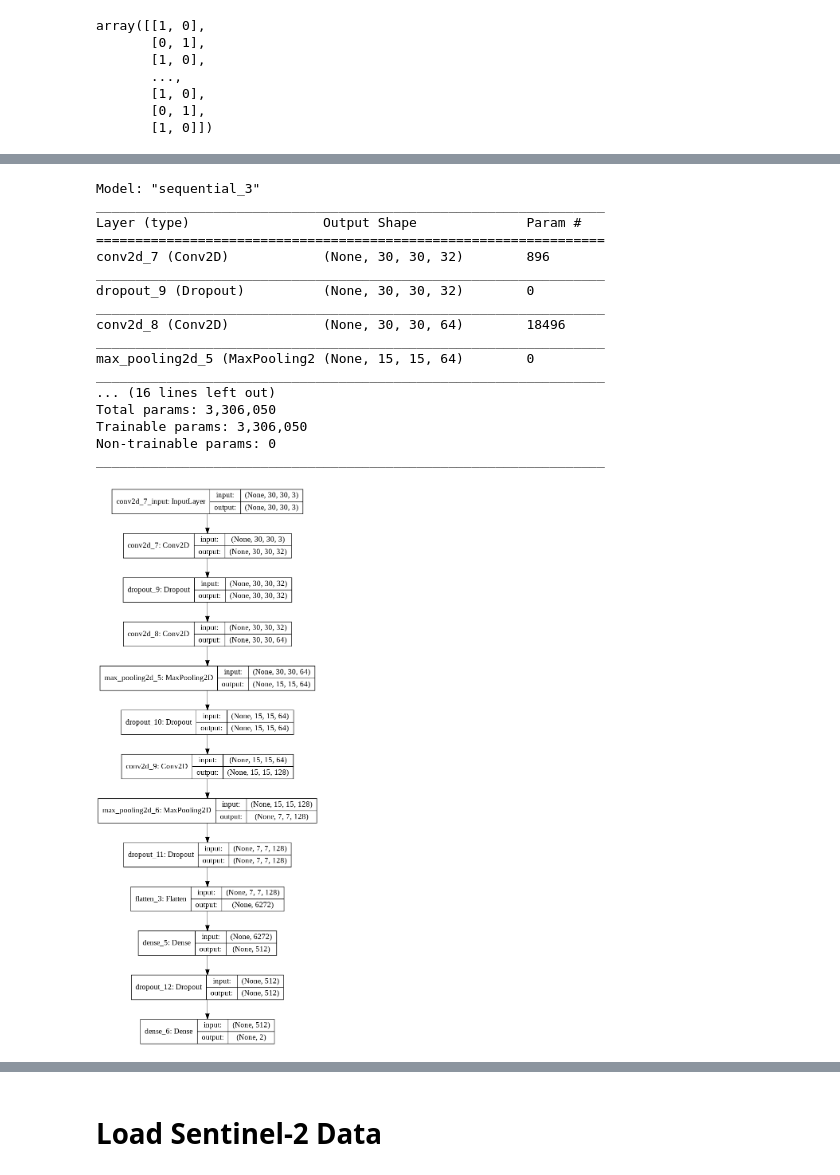
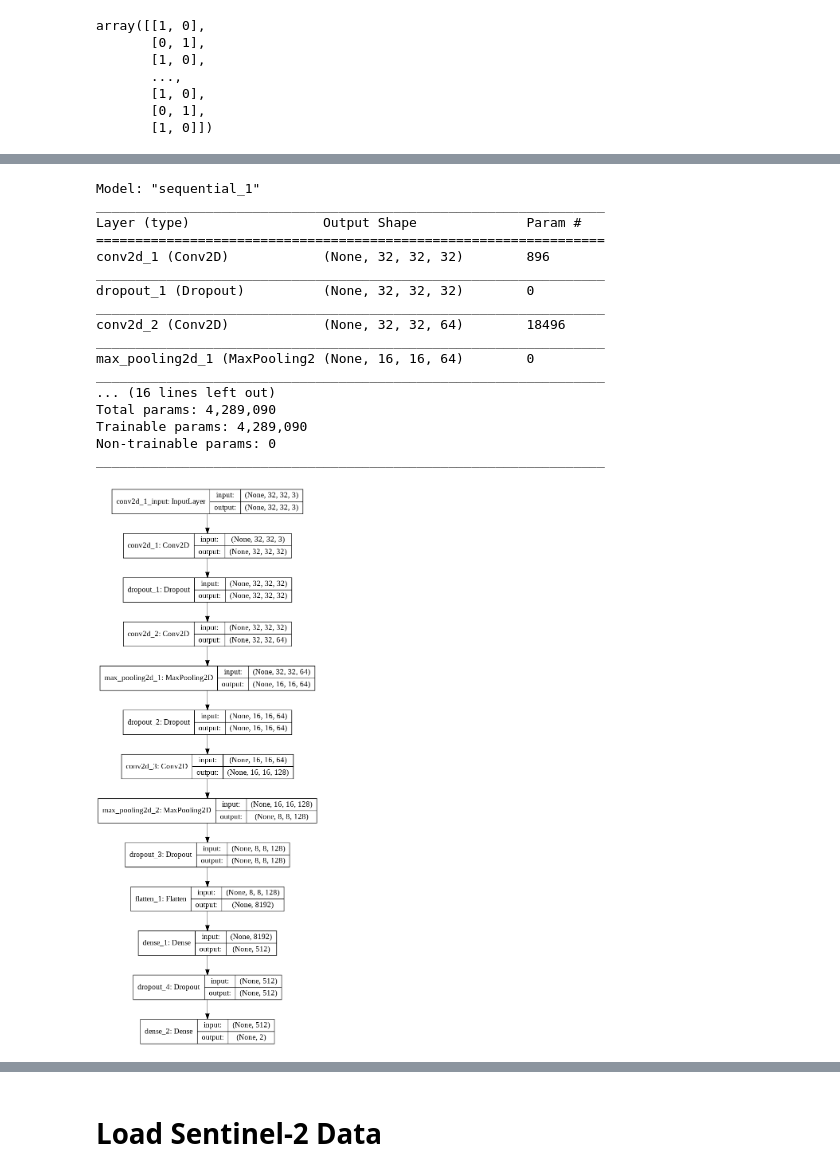
Before and after one commit to e-chong/Singapore-Ship-Detection, a Jupyter notebook: kaggle_deep_learning_with_sentinel_test.ipynb, the cells around one changed output, grey strips where cells are left out. Saved outputs shown, nothing was run; the diff lists cells and outputs as text; code cells hidden in the pictures.

```diff
--- a/kaggle_deep_learning_with_sentinel_test.ipynb
+++ b/kaggle_deep_learning_with_sentinel_test.ipynb
@@ -173 +207,5 @@ SCALE_FACTOR = 3.7/10 #PlanetScope GSD / Sentinel-2 GSD
+# %%
+# Patch parameters
+PATCH_SIZE = 32
+STEP_SIZE = 16
 # %% [markdown]
@@ -339,27 +368,24 @@ array([[1, 0],
        [0, 1],
        [1, 0]])
 # %%
-from keras.layers.convolutional import Conv2D, MaxPooling2D
-from keras.layers import Dense, Flatten, Activation
+M1 = Sequential()
+M1.add(Conv2D(32, (3, 3), padding='same', activation='relu', input_shape=(PATCH_SIZE, PATCH_SIZE, 3)))
+M1.add(Dropout(0.20))
 
-M = Sequential()
-M.add(Conv2D(32, (3, 3), padding='same', activation='relu', input_shape=(kg_patch_new_size, kg_patch_new_size, 3)))
-M.add(Dropout(0.20))
+M1.add(Conv2D(64, (3, 3), padding='same', activation='relu'))
+M1.add(MaxPooling2D(pool_size=(2, 2))) #12x12
+M1.add(Dropout(0.20))
 
-M.add(Conv2D(64, (3, 3), padding='same', activation='relu'))
-M.add(MaxPooling2D(pool_size=(2, 2))) #12x12
-M.add(Dropout(0.20))
-
-M.add(Conv2D(128, (3, 3), padding='same', activation='relu'))
-M.add(MaxPooling2D(pool_size=(2, 2))) #6x6
+M1.add(Conv2D(128, (3, 3), padding='same', activation='relu'))
+M1.add(MaxPooling2D(pool_size=(2, 2))) #6x6
 
 #M.add(Conv2D(512, (3, 3), padding='same', activation='softmax'))
 #M.add(MaxPooling2D(pool_size=(2, 2))) #3x3
 
-M.add(Dropout(0.20))
-M.add(Flatten())
+M1.add(Dropout(0.20))
+M1.add(Flatten())
 
-M.add(Dense(512, activation='relu'))
-M.add(Dropout(0.20))
+M1.add(Dense(512, activation='relu'))
+M1.add(Dropout(0.20))
 #M.add(Dense(512, activation='softmax'))
-M.add(Dense(2, activation='softmax'))
+M1.add(Dense(2, activation='softmax'))
@@ -366,27 +397,25 @@ M.add(Dense(2, activation='softmax'))
 # %%
-M.summary()
+M1.summary()
 # %% [output]
-Model: "sequential_3"
+Model: "sequential_1"
 _________________________________________________________________
 Layer (type)                 Output Shape              Param #
 =================================================================
-conv2d_7 (Conv2D)            (None, 30, 30, 32)        896
+conv2d_1 (Conv2D)            (None, 32, 32, 32)        896
 _________________________________________________________________
-dropout_9 (Dropout)          (None, 30, 30, 32)        0
+dropout_1 (Dropout)          (None, 32, 32, 32)        0
 _________________________________________________________________
-conv2d_8 (Conv2D)            (None, 30, 30, 64)        18496
+conv2d_2 (Conv2D)            (None, 32, 32, 64)        18496
 _________________________________________________________________
-max_pooling2d_5 (MaxPooling2 (None, 15, 15, 64)        0
+max_pooling2d_1 (MaxPooling2 (None, 16, 16, 64)        0
 _________________________________________________________________
 ... (16 lines left out)
-Total params: 3,306,050
-Trainable params: 3,306,050
+Total params: 4,289,090
+Trainable params: 4,289,090
 Non-trainable params: 0
 _________________________________________________________________
 # %%
-from keras.utils import plot_model
-
-plot_model(M, show_shapes=True, show_layer_names=True)
+plot_model(M1, show_shapes=True, show_layer_names=True)
 # %% [output]
-[figure, old version]
+[figure, new version]
 # %%
```
Also changed, not shown: parts of 45 cells of this notebook.
